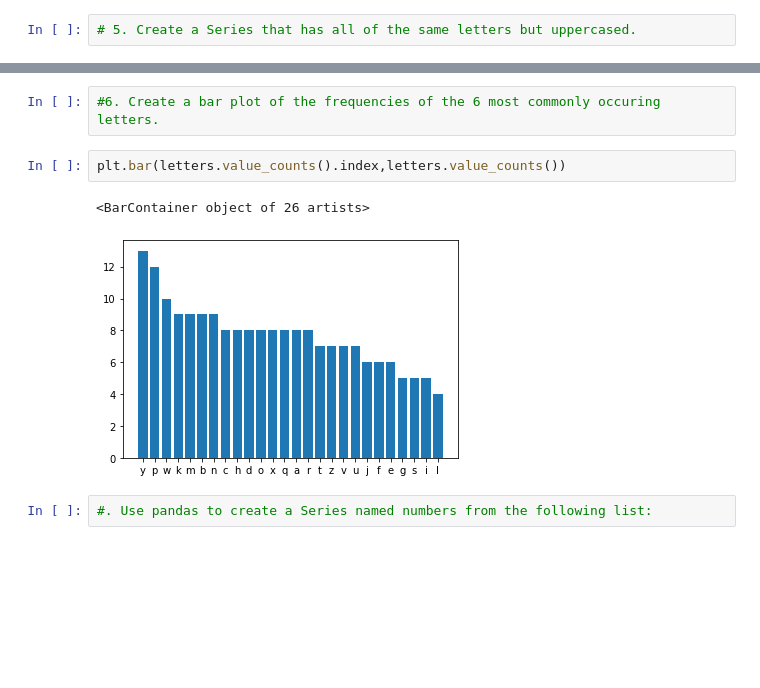
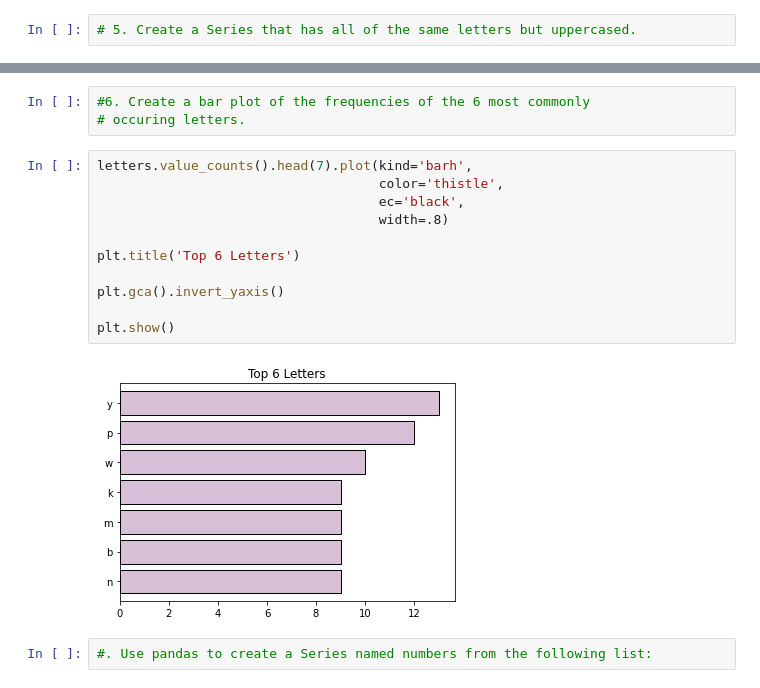
Before and after one commit to lupeluna/numpy-pandas-visualization-exercises, a Jupyter notebook: pandas_series.ipynb, the cells around one changed output, grey strips where cells are left out. Cells and saved outputs as stored; diff of their text form; blank space fills up the shorter version.

```diff
--- a/pandas_series.ipynb
+++ b/pandas_series.ipynb
@@ -357,12 +341,21 @@ upper_letters
 199    Y
 Length: 200, dtype: object
 # %%
-#6. Create a bar plot of the frequencies of the 6 most commonly occuring letters.
+#6. Create a bar plot of the frequencies of the 6 most commonly
+# occuring letters.
-# %%
-plt.bar(letters.value_counts().index,letters.value_counts())
-# %% [output]
-<BarContainer object of 26 artists>
-[figure, removed]
+# %%
+letters.value_counts().head(7).plot(kind='barh',
+                                    color='thistle',
+                                    ec='black',
+                                    width=.8)
+
+plt.title('Top 6 Letters')
+
+plt.gca().invert_yaxis()
+
+plt.show()
+# %% [output]
+[figure, added]
 # %%
 #. Use pandas to create a Series named numbers from the following list:
 # %%
```
Also changed, not shown: parts of 15 cells of this notebook.
